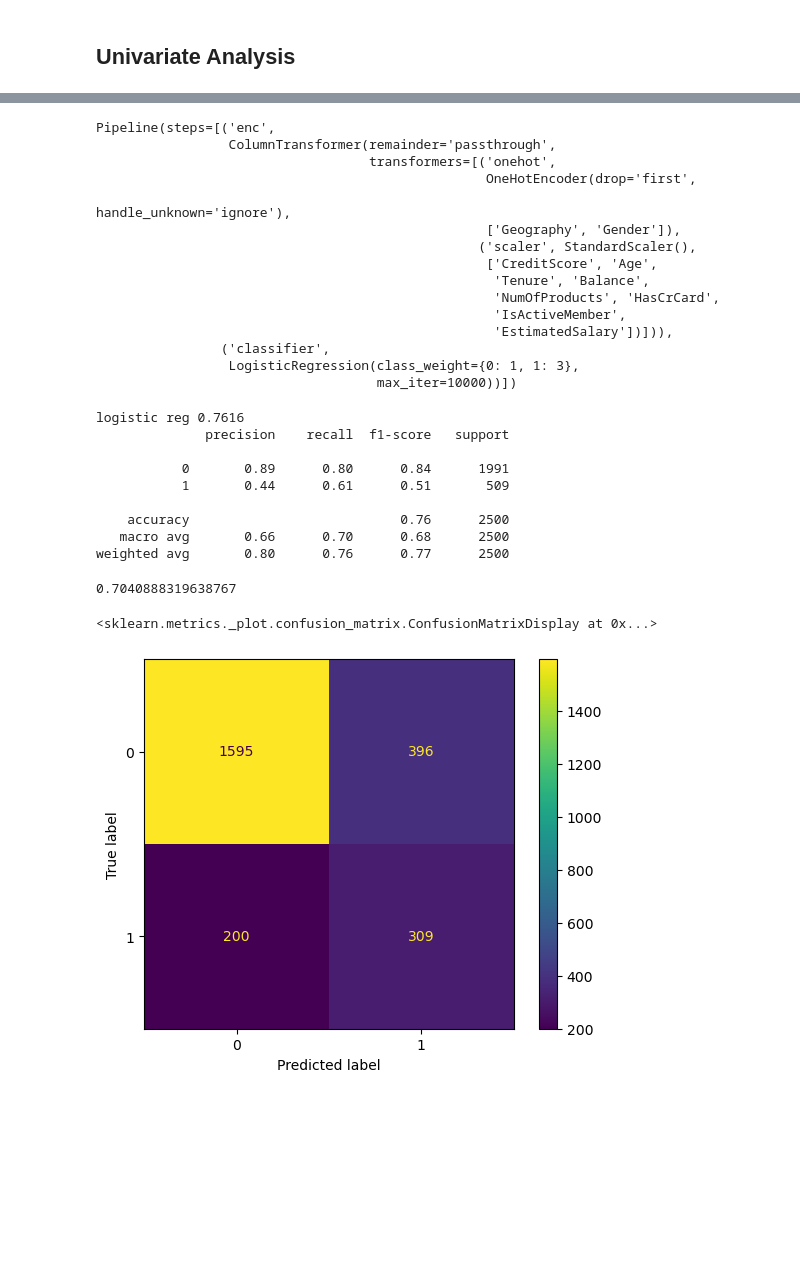
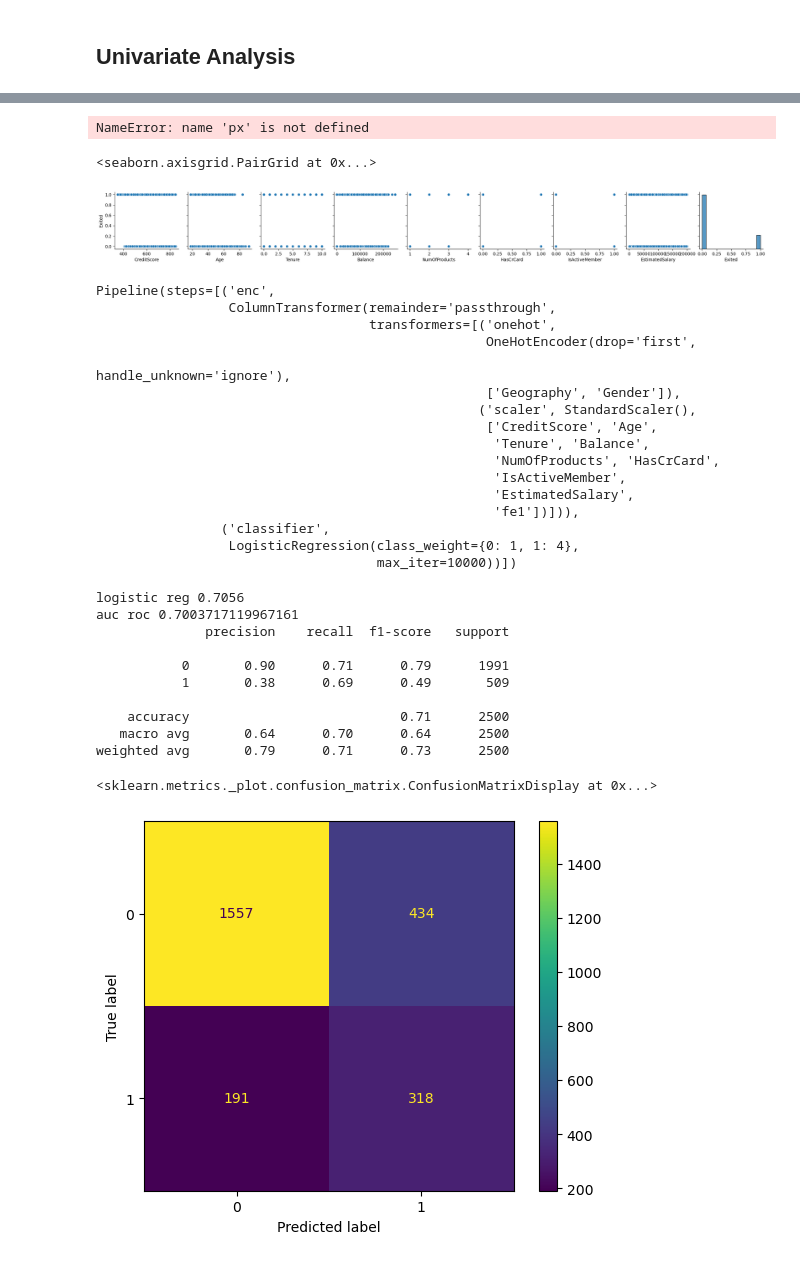
Before and after one commit to Ravikumarchavva/ML_Playground, a Jupyter notebook: week2_classification/Day1_preprocessFor_Binary/perprocess.ipynb, the cells around one changed output, grey strips where cells are left out. Drawn from its saved outputs; the diff is of its cells as text; code cells hidden in the pictures; blank space fills up the shorter version.

```diff
--- a/week2_classification/Day1_preprocessFor_Binary/perprocess.ipynb
+++ b/week2_classification/Day1_preprocessFor_Binary/perprocess.ipynb
@@ -115,0 +118,9 @@ shape: (2, 2)
+# %%
+px.scatter(x=data["IsActiveMember"]*data["NumOfProducts"]*data["EstimatedSalary"],y=data['Tenure'],color=data['Exited'])
+# %% [output]
+NameError: name 'px' is not defined
+# %%
+sns.pairplot(data[num_cols+["Exited"]].to_pandas(),y_vars="Exited")
+# %% [output]
+<seaborn.axisgrid.PairGrid at 0x...>
+[figure, added]
@@ -116,11 +130,14 @@ shape: (2, 2)
+# %%
+df=data.with_columns(pl.Series(data["IsActiveMember"]*data["NumOfProducts"]*data["EstimatedSalary"]).alias("fe1"))
+num_cols.append('fe1')
 # %%
 from sklearn.pipeline import Pipeline
 from sklearn.compose import ColumnTransformer
 from sklearn.linear_model import LogisticRegression
 from sklearn.preprocessing import StandardScaler,OneHotEncoder
 from sklearn.model_selection import train_test_split
-X=data.drop("Exited").to_pandas()
-y=data["Exited"].to_pandas()
+X=df.drop("Exited").to_pandas()
+y=df["Exited"].to_pandas()
 X_train,X_test,y_train,y_test=train_test_split(X,y,test_size=0.25,stratify=y)
 enc = ColumnTransformer(
     [
@@ -133,7 +150,7 @@ enc = ColumnTransformer(
 pipe = Pipeline(
     [
         ("enc", enc),
-        ("classifier", LogisticRegression(max_iter=10000,class_weight={0: 1, 1: 3})),
+        ("classifier", LogisticRegression(max_iter=10000,class_weight={0: 1, 1: 4})),
     ]
 )
 pipe
@@ -149,7 +166,8 @@ Pipeline(steps=[('enc',
                                                    'Tenure', 'Balance',
                                                    'NumOfProducts', 'HasCrCard',
                                                    'IsActiveMember',
-                                                   'EstimatedSalary'])])),
+                                                   'EstimatedSalary',
+                                                   'fe1'])])),
                 ('classifier',
-                 LogisticRegression(class_weight={0: 1, 1: 3},
+                 LogisticRegression(class_weight={0: 1, 1: 4},
                                     max_iter=10000))])
@@ -159,24 +174,29 @@ predictions=pipe.predict(X_test)
+# %%
+pipe.fit(X_train,y_train)
+y_probs = pipe.predict_proba(X_test)[:, 1]
+
+# Adjust the threshold
+threshold = 0.5
+predictions = (y_probs >= threshold).astype(int)
 # %%
 from sklearn.metrics import accuracy_score,classification_report,roc_curve,ConfusionMatrixDisplay,confusion_matrix,roc_auc_score
 print("logistic reg",accuracy_score(y_true=y_test,y_pred=predictions))
+print("auc roc",roc_auc_score(y_test,predictions))
 print(classification_report(y_test,predictions))
 # %% [output]
-logistic reg 0.7616
+logistic reg 0.7056
+auc roc 0.7003717119967161
               precision    recall  f1-score   support
 
-           0       0.89      0.80      0.84      1991
-           1       0.44      0.61      0.51       509
+           0       0.90      0.71      0.79      1991
+           1       0.38      0.69      0.49       509
 
-    accuracy                           0.76      2500
-   macro avg       0.66      0.70      0.68      2500
-weighted avg       0.80      0.76      0.77      2500
+    accuracy                           0.71      2500
+   macro avg       0.64      0.70      0.64      2500
+weighted avg       0.79      0.71      0.73      2500
-# %%
-roc_auc_score(y_test,predictions)
-# %% [output]
-0.7040888319638767
 # %%
-disp=ConfusionMatrixDisplay(confusion_matrix=confusion_matrix(y_test,predictions),display_labels=pipe.named_steps["classifier"].classes_)
+disp=ConfusionMatrixDisplay(confusion_matrix=confusion_matrix(y_test,predictions))
 disp.plot()
 # %% [output]
 <sklearn.metrics._plot.confusion_matrix.ConfusionMatrixDisplay at 0x...>
-[figure, old version]
+[figure, new version]
```
Also changed, not shown: parts of 19 cells of this notebook, 1 other file.
